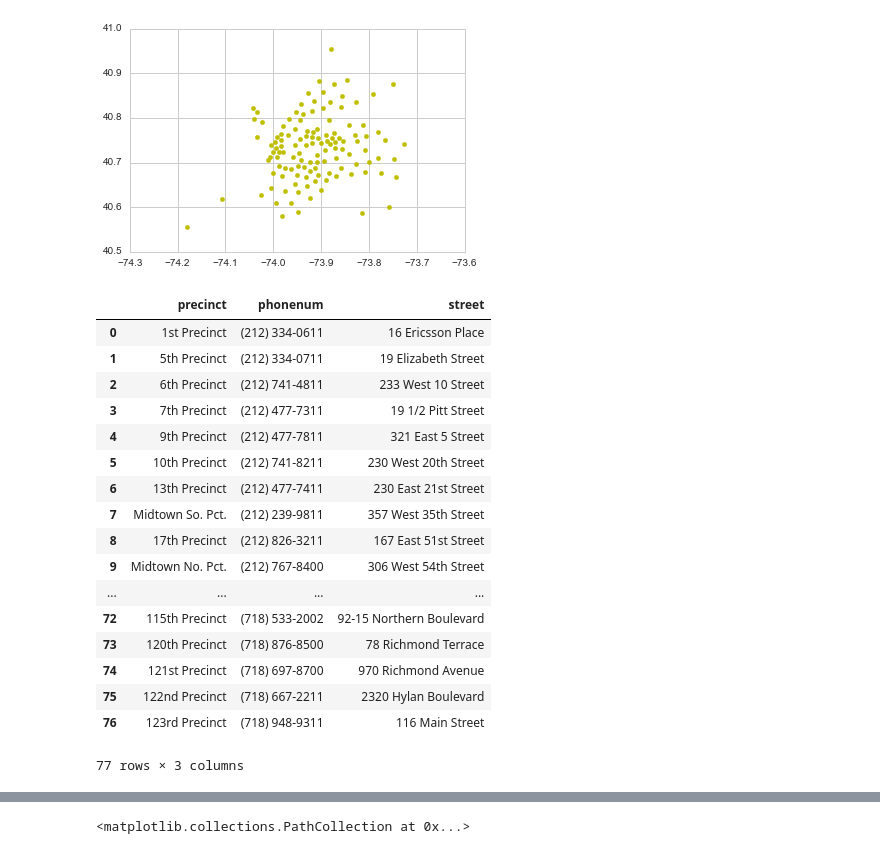
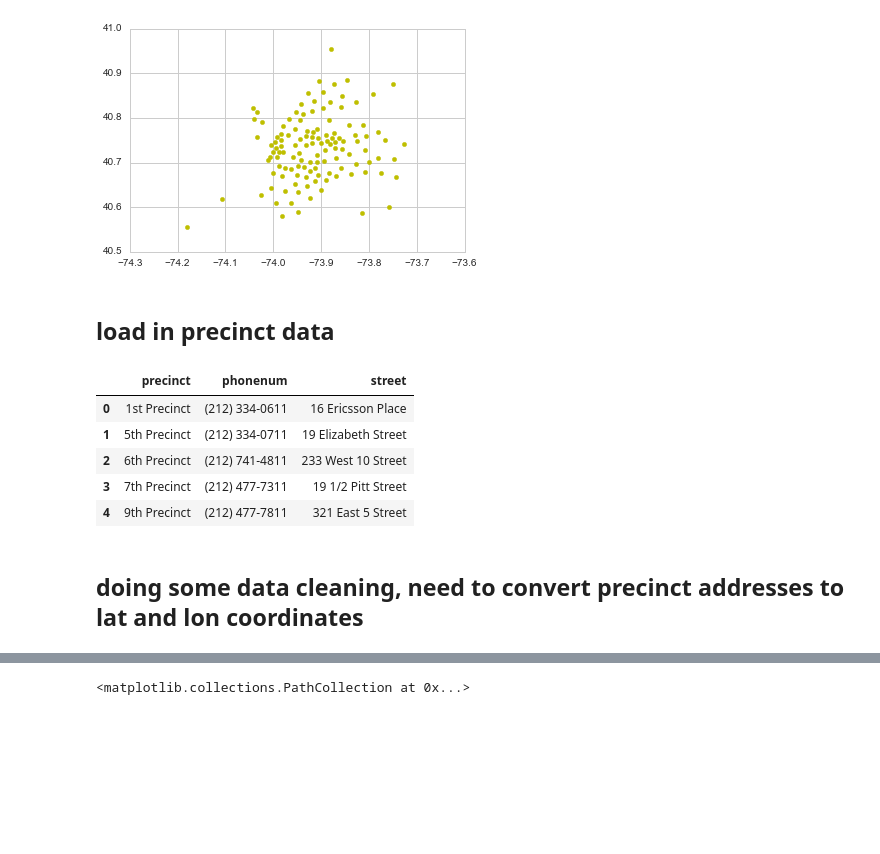
Before and after one commit to stephgline/exploring_nyc_crime_data, a Jupyter notebook: 3.11.16crimexploration.ipynb, the cells around one changed output, grey strips where cells are left out. Saved outputs shown, nothing was run; the diff lists cells and outputs as text; code cells hidden in the pictures; blank space fills up the shorter version.

```diff
--- a/3.11.16crimexploration.ipynb
+++ b/3.11.16crimexploration.ipynb
@@ -403,6 +350,8 @@ plt.scatter()
 # %% [output]
 <matplotlib.collections.PathCollection at 0x...>
 [figure]
+# %% [markdown]
+## load in precinct data
 # %%
 precincts = pd.read_csv('nypdprecincts.csv')
 # %%
@@ -412,26 +361,16 @@ precincts.columns=[['precinct','phonenum','street']]
 # %%
 precincts = precincts[precincts.street.notnull()]
 # %%
-precincts
+precincts.head()
 # %% [output]
 |  | precinct | phonenum | street |
 | 0 | 1st Precinct | (212) 334-0611 | 16 Ericsson Place |
 | 1 | 5th Precinct | (212) 334-0711 | 19 Elizabeth Street |
 | 2 | 6th Precinct | (212) 741-4811 | 233 West 10 Street |
 | 3 | 7th Precinct | (212) 477-7311 | 19 1/2 Pitt Street |
 | 4 | 9th Precinct | (212) 477-7811 | 321 East 5 Street |
-| 5 | 10th Precinct | (212) 741-8211 | 230 West 20th Street |
-| 6 | 13th Precinct | (212) 477-7411 | 230 East 21st Street |
-| 7 | Midtown So. Pct. | (212) 239-9811 | 357 West 35th Street |
-| 8 | 17th Precinct | (212) 826-3211 | 167 East 51st Street |
-| 9 | Midtown No. Pct. | (212) 767-8400 | 306 West 54th Street |
-| ... | ... | ... | ... |
-| 72 | 115th Precinct | (718) 533-2002 | 92-15 Northern Boulevard |
-| 73 | 120th Precinct | (718) 876-8500 | 78 Richmond Terrace |
-| 74 | 121st Precinct | (718) 697-8700 | 970 Richmond Avenue |
-| 75 | 122nd Precinct | (718) 667-2211 | 2320 Hylan Boulevard |
-| 76 | 123rd Precinct | (718) 948-9311 | 116 Main Street |
-77 rows × 3 columns
+# %% [markdown]
+## doing some data cleaning, need to convert precinct addresses to lat and lon coordinates
 # %%
 address=precincts['street'].values.tolist()
 # %%
```
Also changed, not shown: parts of 24 cells of this notebook.
